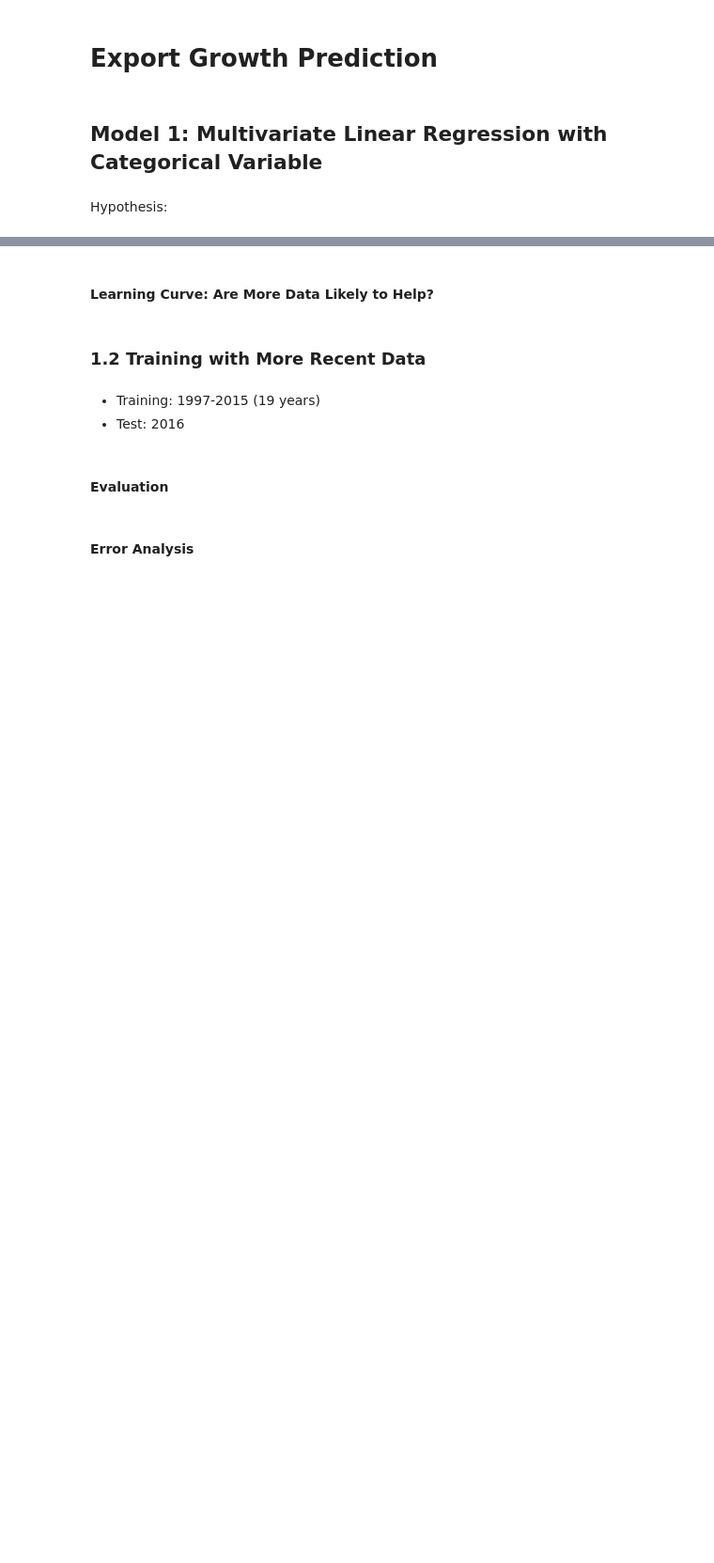
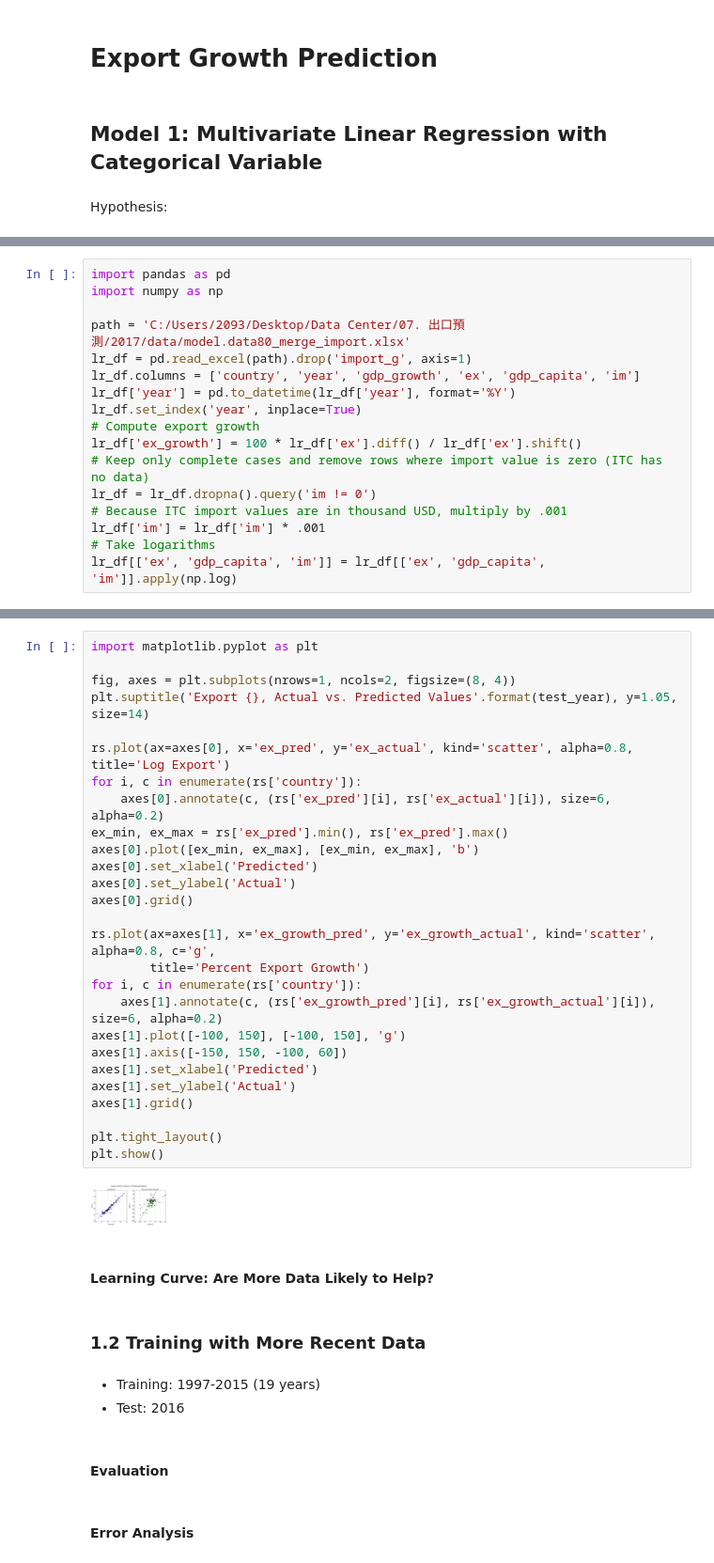
Before and after one commit to lincht/TradeModel, a Jupyter notebook: model/growth_pred.ipynb, the cells around one changed output, grey strips where cells are left out. Shown at 94% size. Saved outputs shown, nothing was run; the diff lists cells and outputs as text; blank space fills up the shorter version.

```diff
--- a/model/growth_pred.ipynb
+++ b/model/growth_pred.ipynb
@@ -29,0 +25,17 @@ and $\overline{\log Ex_c}$, $\overline{{g_{GDP}}_c}$, $\overline{\log {GDP_{capi
+# %%
+import pandas as pd
+import numpy as np
+
+path = 'C:/Users/2093/Desktop/Data Center/07. 出口預測/2017/data/model.data80_merge_import.xlsx'
+lr_df = pd.read_excel(path).drop('import_g', axis=1)
+lr_df.columns = ['country', 'year', 'gdp_growth', 'ex', 'gdp_capita', 'im']
+lr_df['year'] = pd.to_datetime(lr_df['year'], format='%Y')
+lr_df.set_index('year', inplace=True)
+# Compute export growth
+lr_df['ex_growth'] = 100 * lr_df['ex'].diff() / lr_df['ex'].shift()
+# Keep only complete cases and remove rows where import value is zero (ITC has no data)
+lr_df = lr_df.dropna().query('im != 0')
+# Because ITC import values are in thousand USD, multiply by .001
+lr_df['im'] = lr_df['im'] * .001
+# Take logarithms
+lr_df[['ex', 'gdp_capita', 'im']] = lr_df[['ex', 'gdp_capita', 'im']].apply(np.log)
@@ -32,3 +131,32 @@ and $\overline{\log Ex_c}$, $\overline{{g_{GDP}}_c}$, $\overline{\log {GDP_{capi
+# %%
+import matplotlib.pyplot as plt
+
+fig, axes = plt.subplots(nrows=1, ncols=2, figsize=(8, 4))
+plt.suptitle('Export {}, Actual vs. Predicted Values'.format(test_year), y=1.05, size=14)
+
+rs.plot(ax=axes[0], x='ex_pred', y='ex_actual', kind='scatter', alpha=0.8, title='Log Export')
+for i, c in enumerate(rs['country']):
+    axes[0].annotate(c, (rs['ex_pred'][i], rs['ex_actual'][i]), size=6, alpha=0.2)
+ex_min, ex_max = rs['ex_pred'].min(), rs['ex_pred'].max()
+axes[0].plot([ex_min, ex_max], [ex_min, ex_max], 'b')
+axes[0].set_xlabel('Predicted')
+axes[0].set_ylabel('Actual')
+axes[0].grid()
+
+rs.plot(ax=axes[1], x='ex_growth_pred', y='ex_growth_actual', kind='scatter', alpha=0.8, c='g',
+        title='Percent Export Growth')
+for i, c in enumerate(rs['country']):
+    axes[1].annotate(c, (rs['ex_growth_pred'][i], rs['ex_growth_actual'][i]), size=6, alpha=0.2)
+axes[1].plot([-100, 150], [-100, 150], 'g')
+axes[1].axis([-150, 150, -100, 60])
+axes[1].set_xlabel('Predicted')
+axes[1].set_ylabel('Actual')
+axes[1].grid()
+
+plt.tight_layout()
+plt.show()
+# %% [output]
+[figure, added]
 # %% [markdown]
 #### Learning Curve: Are More Data Likely to Help?
 # %% [markdown]
```
Also changed, not shown: parts of 11 cells of this notebook.
